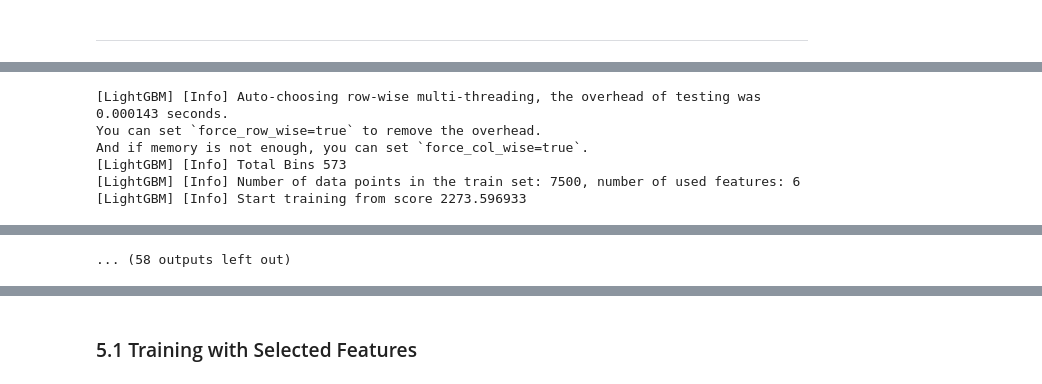
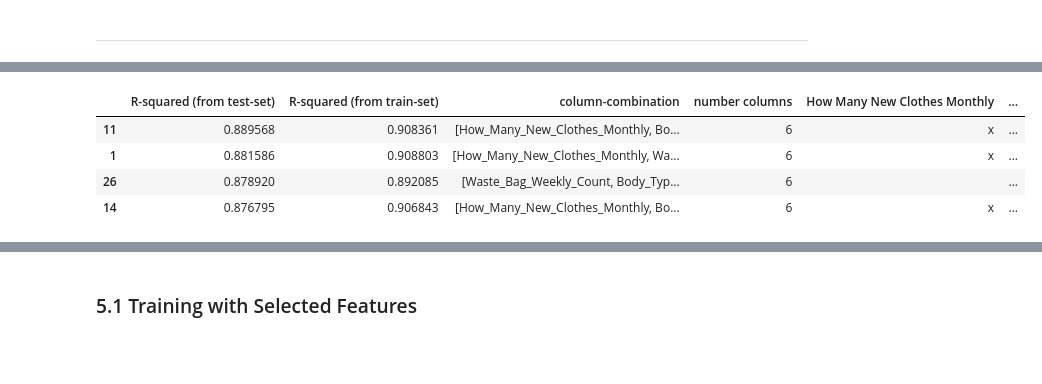
Before and after one commit to e-prossinger/CarbonFootprint_TechLab, a Jupyter notebook: shared_notebooks/model_LightGBM and Feature Selection.ipynb, the cells around one changed output, grey strips where cells are left out. Cells and saved outputs as stored; diff of their text form; code cells hidden in the pictures; blank space fills up the shorter version.

```diff
--- a/shared_notebooks/model_LightGBM and Feature Selection.ipynb
+++ b/shared_notebooks/model_LightGBM and Feature Selection.ipynb
@@ -485,34 +391,34 @@ See the caveats in the documentation: https://pandas.pydata.org/pandas-docs/stab
 # %%
-#in den 10 best abschneidenstedn Teilmengen kommt immer vor: Vehicle_Monthly_Distance_Km, deshalb kommt es ab jetzt in den Teilmengen immer fix vor - damit wird len(subsets6) kleiner gemacht
+#in den 10 best abschneidenstedn Teilmengen kommt immer vor: Vehicle_Monthly_Distance_Km, Transport_Vehicle_Type und 'Frequency_of_Traveling_by_Air'
+# - deshalb kommt es ab jetzt in den Teilmengen immer fix vor - damit kann top8_columns um 3 Variablen erweitert werden
 
-#8 columns
-top8_columns=['How_Many_New_Clothes_Monthly','Waste_Bag_Weekly_Count', #,'Vehicle_Monthly_Distance_Km'
-              'Monthly_Grocery_Bill','Transport_Vehicle_Type','Frequency_of_Traveling_by_Air','Body_Type',
-              'Sex','Waste_Bag_Size'
-              ]  #added 'Waste_Bag_Size', excluded 'Vehicle_Monthly_Distance_Km'
+#11 columns
+top8_columns=['How_Many_New_Clothes_Monthly',#'Vehicle_Monthly_Distance_Km',
+              'Waste_Bag_Weekly_Count','Monthly_Grocery_Bill',#'Transport_Vehicle_Type',
+              'Body_Type',#'Frequency_of_Traveling_by_Air',
+              'Sex',
+              'How_Long_Internet_Daily_Hour','Waste_Bag_Size','Heating_Energy_Source'
+              ]
 
 #list of all possible subsets with 6 elements
-subsets6 = list(itertools.combinations(top8_columns, 5))   #changed to 5
-print("Number of 6-element subsets:", len(subsets6))  #there are 56-elements in subsets6
+subsets6 = list(itertools.combinations(top8_columns, 3))+list(itertools.combinations(top8_columns, 2))    #changed to 2 and 3
+print("Number of 5-element and 6-element subsets:", len(subsets6))  #there are 84-elements in subsets6
+
+X_all = df.drop("CarbonEmission",axis=1)
+y=df['CarbonEmission']
+X_train_all, X_test_all, y_train, y_test = train_test_split(X_all,y, train_size = 0.75, random_state=42)
 
 results=[]
 for columns_combination in subsets6:
-    columns_combination = list(columns_combination) + ['Vehicle_Monthly_Distance_Km']
-    X = df[list(columns_combination)]
+    columns_combination = list(columns_combination) + ['Vehicle_Monthly_Distance_Km','Transport_Vehicle_Type','Frequency_of_Traveling_by_Air']
 
-    # Convert categorical columns to category dtype
-    variables_for_one_hot_encoded=X.select_dtypes(include=['object','category']).columns.tolist()
-    X[variables_for_one_hot_encoded] = X[variables_for_one_hot_encoded].astype('category')    #chatGPT wrote that for me
-
-
-    y=df['CarbonEmission']
-    X_train, X_test, y_train, y_test = train_test_split(X,y, train_size = 0.75)
-
+    X_train = X_train_all[list(columns_combination)]
+    X_test = X_test_all[list(columns_combination)]
 
     # Specify the categorical features by column names
-    categorical_features = variables_for_one_hot_encoded     #chatGPT wrote that for me
+    categorical_features = X_train.select_dtypes(include='category').columns.tolist()    #chatGPT wrote that for me
 
-    model = LGBMRegressor()
+    model = LGBMRegressor(verbose=-1)  # verbose=-1: This suppresses almost all LightGBM log messages during the training process.
     model.fit(X_train, y_train, categorical_feature=categorical_features)
 
     #evaluate
@@ -521,13 +427,29 @@ for columns_combination in subsets6:
     train_scores = r2_score(y_train, y_train_pred)
     test_scores = r2_score(y_test, y_test_pred)
 
-    results.append((test_scores,train_scores, columns_combination, len(columns_combination)))
+    # Prepare the row with R-squared values and the combination of features
+    row = {
+        'R-squared (from test-set)': test_scores,
+        'R-squared (from train-set)': train_scores,
+        'column-combination': columns_combination,
+        'number columns': len(columns_combination)
+    }
 
-# Setze die maximale Breite einer Spalte auf None, um keine Begrenzung zu haben
-pd.set_option('display.max_colwidth', None)
+    # Add columns for each feature in top8_columns with 'x' if present in combination
+    for feature in top8_columns:
+        row[feature.replace("_"," ")] = 'x' if feature in columns_combination else ''
+
+    results.append(row)
 
 # Create a dataframe to display results
-results_df = pd.DataFrame(results, columns=['R-squared (from test-set)','R-squared (from train-set)', 'column-combination', 'number columns'])
-results_df.sort_values(by='R-squared (from test-set)', ascending=False, inplace=True) #sort by Score
-results_df
+results_df = pd.DataFrame(results)
+
+for feature in ['Vehicle_Monthly_Distance_Km','Transport_Vehicle_Type','Frequency_of_Traveling_by_Air']:
+    results_df[feature.replace("_"," ")] = 'x'
+
+# Sort by R-squared score (from test-set) descending
+results_df.sort_values(by='R-squared (from test-set)', ascending=False, inplace=True)
+
+
+results_df.head(4)
 # %% [output]
@@ -610,6 +456,0 @@ See the caveats in the documentation: https://pandas.pydata.org/pandas-docs/stab
-[LightGBM] [Info] Auto-choosing row-wise multi-threading, the overhead of testing was 0.000143 seconds.
-You can set `force_row_wise=true` to remove the overhead.
-And if memory is not enough, you can set `force_col_wise=true`.
-[LightGBM] [Info] Total Bins 573
-[LightGBM] [Info] Number of data points in the train set: 7500, number of used features: 6
-[LightGBM] [Info] Start training from score 2273.596933
@@ -646,4 +457,8 @@ See the caveats in the documentation: https://pandas.pydata.org/pandas-docs/stab
-... (58 outputs left out)
+|  | R-squared (from test-set) | R-squared (from train-set) | column-combination | number columns | How Many New Clothes Monthly | ... |
+| 11 | 0.889568 | 0.908361 | [How_Many_New_Clothes_Monthly, Bo... | 6 | x | ... |
+| 1 | 0.881586 | 0.908803 | [How_Many_New_Clothes_Monthly, Wa... | 6 | x | ... |
+| 26 | 0.878920 | 0.892085 | [Waste_Bag_Weekly_Count, Body_Typ... | 6 |  | ... |
+| 14 | 0.876795 | 0.906843 | [How_Many_New_Clothes_Monthly, Bo... | 6 | x | ... |
 # %% [markdown]
 ---
 # 5. Final Model Development
```
Also changed, not shown: parts of 21 cells of this notebook.
